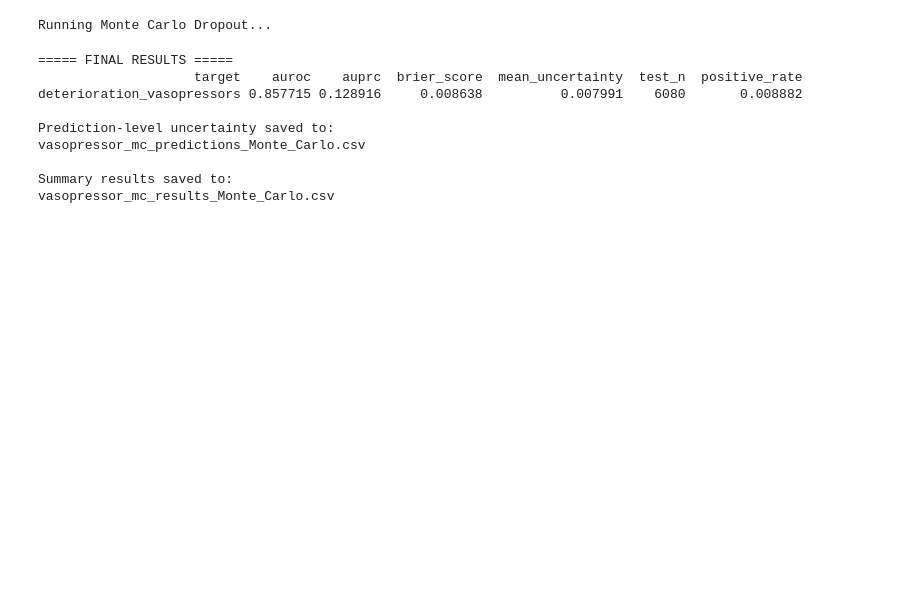
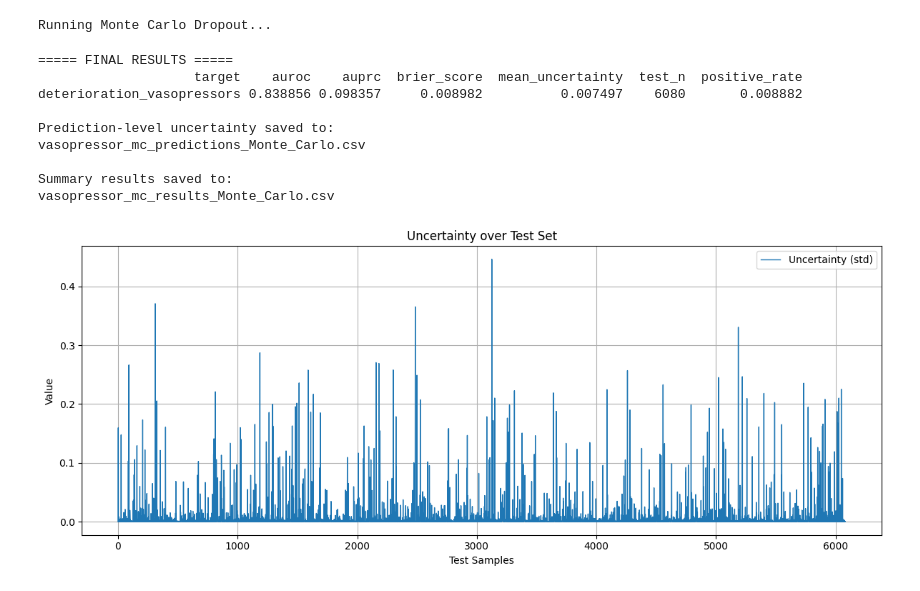
Before and after one commit to cookiehyun/Q-Model, a Jupyter notebook: Multimodal Vasopressor Prediction with Monte Carlo Dropout.ipynb, the cells around one changed output. Saved outputs shown, nothing was run; the diff lists cells and outputs as text; code cells hidden in the pictures; blank space fills up the shorter version.

```diff
--- a/Multimodal Vasopressor Prediction with Monte Carlo Dropout.ipynb
+++ b/Multimodal Vasopressor Prediction with Monte Carlo Dropout.ipynb
@@ -43,17 +43,13 @@ warnings.filterwarnings("ignore")
 # 1. Load dataset
 # ============================================================
 
+
 print("Loading dataset...")
 
 from pathlib import Path
 
-csv_path = Path("src") / "data" / "memmap" / "mds_ed.csv"
-print(f"Loading from: {csv_path}")
-
-df = pd.read_csv(
-    csv_path,
-    low_memory=False
-)
+csv_path = r"C:\Users\Taki Djebbar\Documents\Data Science S1\Medical Data Analysis with Deep Learning\mds_ed.csv"
+df = pd.read_csv(csv_path, low_memory=False)
 
 print("Dataset shape:", df.shape)
 # %% [output]
@@ -423,10 +418,29 @@ print("vasopressor_mc_results_Monte_Carlo.csv")
 # %% [output]
 ===== FINAL RESULTS =====
                     target    auroc    auprc  brier_score  mean_uncertainty  test_n  positive_rate
-deterioration_vasopressors 0.857715 0.128916     0.008638          0.007991    6080       0.008882
+deterioration_vasopressors 0.838856 0.098357     0.008982          0.007497    6080       0.008882
 
 Prediction-level uncertainty saved to:
 vasopressor_mc_predictions_Monte_Carlo.csv
 
 Summary results saved to:
 vasopressor_mc_results_Monte_Carlo.csv
+# %%
+x = np.arange(1, 6081)
+plt.figure(figsize=(12, 5))
+
+# Plot prediction
+#plt.plot(x, y_pred_mean, label="Prediction (mean)", linewidth=1)
+
+# Plot uncertainty
+plt.plot(x, y_uncertainty, label="Uncertainty (std)", linewidth=1)
+
+plt.xlabel("Test Samples")
+plt.ylabel("Value")
+plt.title("Uncertainty over Test Set")
+plt.legend()
+plt.grid(True)
+plt.tight_layout()
+plt.show()
+# %% [output]
+[figure, added]
```
Also changed, not shown: parts of 5 cells of this notebook, 9 other files.
